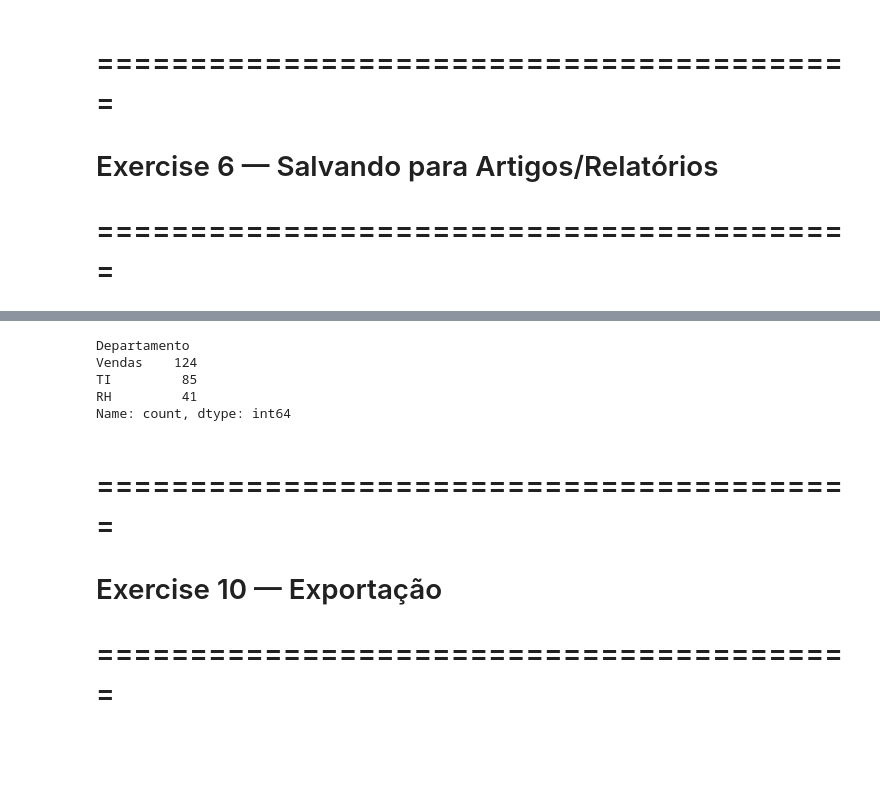
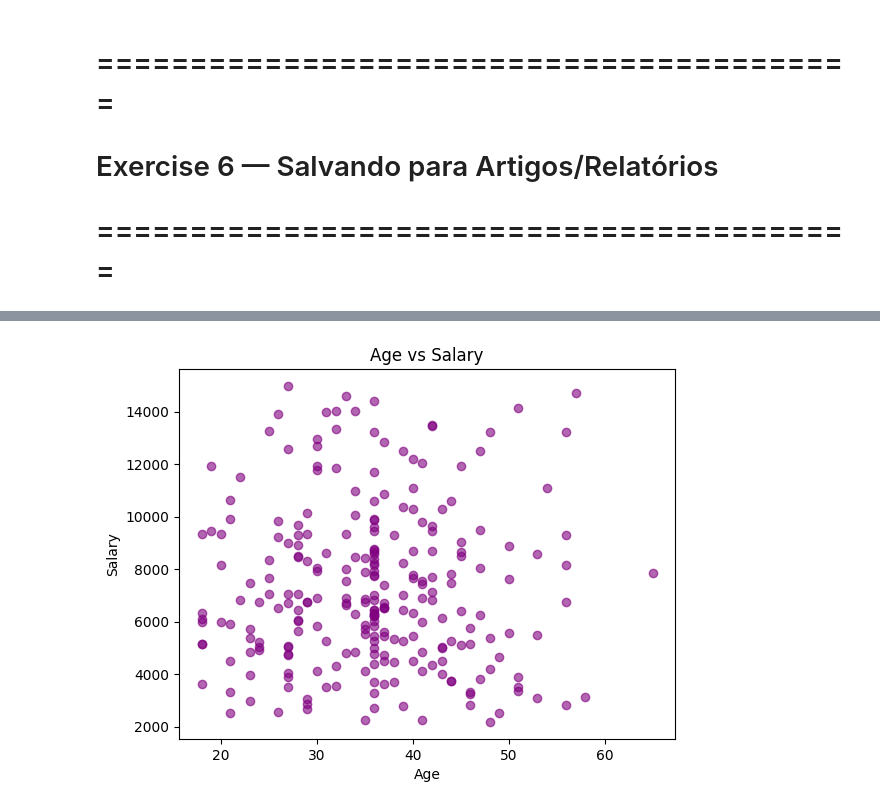
Before and after one commit to AngelOttoni/python-for-ai, a Jupyter notebook: 05-module/ex_mod_05.ipynb, the cells around one changed output, grey strips where cells are left out. Saved outputs shown, nothing was run; the diff lists cells and outputs as text; code cells hidden in the pictures; blank space fills up the shorter version.

Commit message:
feat(module-05): finalize matplotlib exercise list resolution

```diff
--- a/05-module/ex_mod_05.ipynb
+++ b/05-module/ex_mod_05.ipynb
@@ -206,3 +203,0 @@ print(mean_age)
-# %%
-# Fill missing values with mean (imputation)
-df['Idade'] = df['Idade'].fillna(mean_age)
@@ -245,3 +203,0 @@ df.describe()
-# %%
-# Round and convert to integer to preserve semantic meaning of age
-df['Idade'] = df['Idade'].round().astype(int)
@@ -297,2 +203,0 @@ len(df_ti_senior)
-# %%
-df['Bonus'] = df['Salario'] * 0.10
@@ -312,12 +203,0 @@ df.head()
-# %%
-df['Departamento'].value_counts()
-# %% [output]
-Departamento
-Vendas    124
-TI         85
-RH         41
-Name: count, dtype: int64
-# %% [markdown]
-# =========================================
-# Exercise 10 — Exportação
-# =========================================
@@ -325,0 +204,21 @@ df.to_excel('../data/processed/relatorio_final.xlsx', index=False)
+# %%
+plt.scatter(
+    df['Idade'],
+    df['Salario'],
+    color='purple',
+    alpha=0.6
+)
+
+plt.title("Age vs Salary")
+plt.xlabel("Age")
+plt.ylabel("Salary")
+
+# Save the figure before showing it
+plt.savefig(
+    'dispersao_idade_salario.pdf',
+    bbox_inches="tight"
+)
+
+plt.show()
+# %% [output]
+[figure, added]
```
Also changed, not shown: parts of 36 cells of this notebook, 1 other file.
